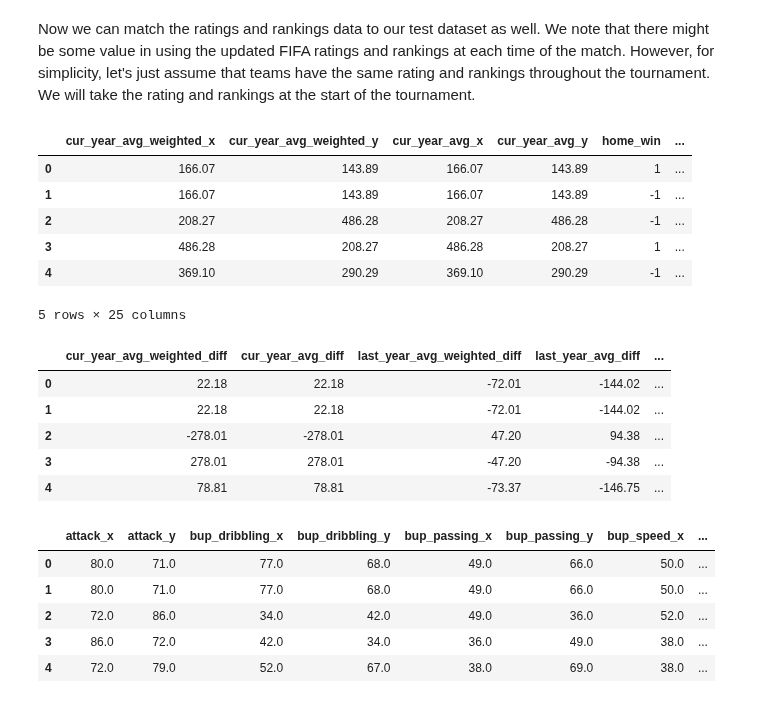
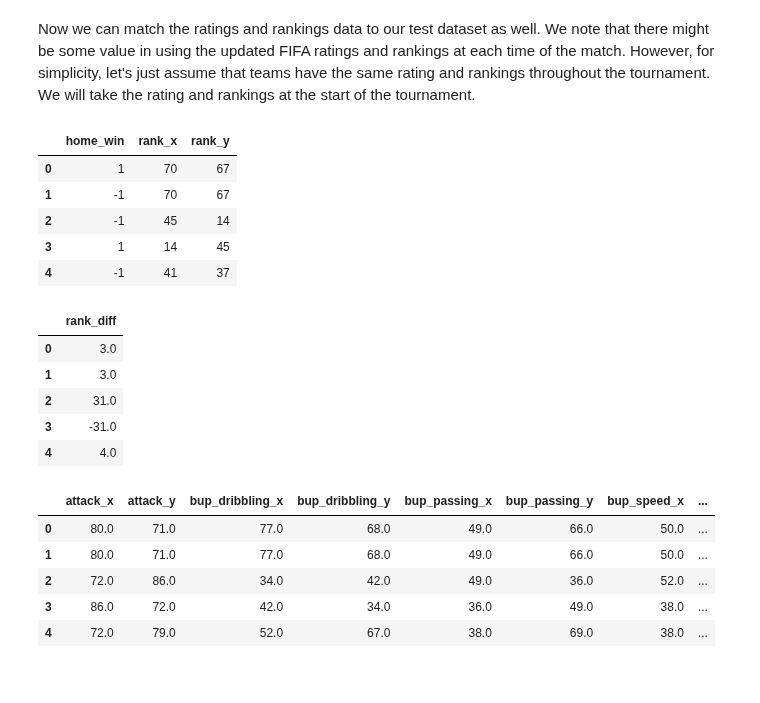
Before and after one commit to AC209aWC2018/World-Cup-2018, a Jupyter notebook: sofifa/sofifa-train-test.ipynb, the cells around one changed output. Drawn from its saved outputs; the diff is of its cells as text; code cells hidden in the pictures.

```diff
--- a/sofifa/sofifa-train-test.ipynb
+++ b/sofifa/sofifa-train-test.ipynb
@@ -50,5 +50,6 @@ ratings.head()
 # %%
 fifa_rankings = pd.read_csv('../data/fifa_ranking.csv')
 fifa_rankings['rank_date'] = pd.to_datetime(fifa_rankings['rank_date'])
+fifa_rankings = fifa_rankings[['rank', 'country_full', 'rank_date', 'confederation']]
 fifa_rankings.head()
 # %% [output]
@@ -442,20 +435,19 @@ results_rankings_wc2 = results_rankings_wc1.merge(rankings_wc, how = 'left', lef
 # %%
 # drop useless columns
 results_rankings_wc3 = results_rankings_wc2.drop(['home_team', 'away_team','country_full_x', 'rank_date_y', 'country_full_y',
-                      'rank_date_x', 'confederation_x', 'confederation_y', 'country_abrv_x', 'country_abrv_y',
+                      'rank_date_x', 'confederation_x', 'confederation_y',
                         'country', 'game_date', 'neutral'], axis=1)
 
 # reorder columns
 results_rankings_wc3.sort_index(axis=1, inplace=True)
 results_rankings_wc3.head()
 # %% [output]
-|  | cur_year_avg_weighted_x | cur_year_avg_weighted_y | cur_year_avg_x | cur_year_avg_y | home_win | ... |
-| 0 | 166.07 | 143.89 | 166.07 | 143.89 | 1 | ... |
-| 1 | 166.07 | 143.89 | 166.07 | 143.89 | -1 | ... |
-| 2 | 208.27 | 486.28 | 208.27 | 486.28 | -1 | ... |
-| 3 | 486.28 | 208.27 | 486.28 | 208.27 | 1 | ... |
-| 4 | 369.10 | 290.29 | 369.10 | 290.29 | -1 | ... |
+|  | home_win | rank_x | rank_y |
+| 0 | 1 | 70 | 67 |
+| 1 | -1 | 70 | 67 |
+| 2 | -1 | 45 | 14 |
+| 3 | 1 | 14 | 45 |
+| 4 | -1 | 41 | 37 |
-5 rows × 25 columns
 # %%
 diff_rankings_wc = results_rankings_wc3.drop('home_win', axis=1)
 diff_rankings_wc = diff_rankings_wc.diff(axis=1)
@@ -470,12 +462,12 @@ diff_rankings_wc = diff_rankings_wc*-1
 diff_rankings_wc.columns = [column[:-2] + '_diff' for column in diff_rankings_wc.columns]
 diff_rankings_wc.head()
 # %% [output]
-|  | cur_year_avg_weighted_diff | cur_year_avg_diff | last_year_avg_weighted_diff | last_year_avg_diff | ... |
-| 0 | 22.18 | 22.18 | -72.01 | -144.02 | ... |
-| 1 | 22.18 | 22.18 | -72.01 | -144.02 | ... |
-| 2 | -278.01 | -278.01 | 47.20 | 94.38 | ... |
-| 3 | 278.01 | 278.01 | -47.20 | -94.38 | ... |
-| 4 | 78.81 | 78.81 | -73.37 | -146.75 | ... |
+|  | rank_diff |
+| 0 | 3.0 |
+| 1 | 3.0 |
+| 2 | 31.0 |
+| 3 | -31.0 |
+| 4 | 4.0 |
 # %%
 ratings_wc_start = ratings_wc[ratings_wc['date'] == wc_start]
 
```
Also changed, not shown: parts of 8 cells of this notebook, 10 other files.
